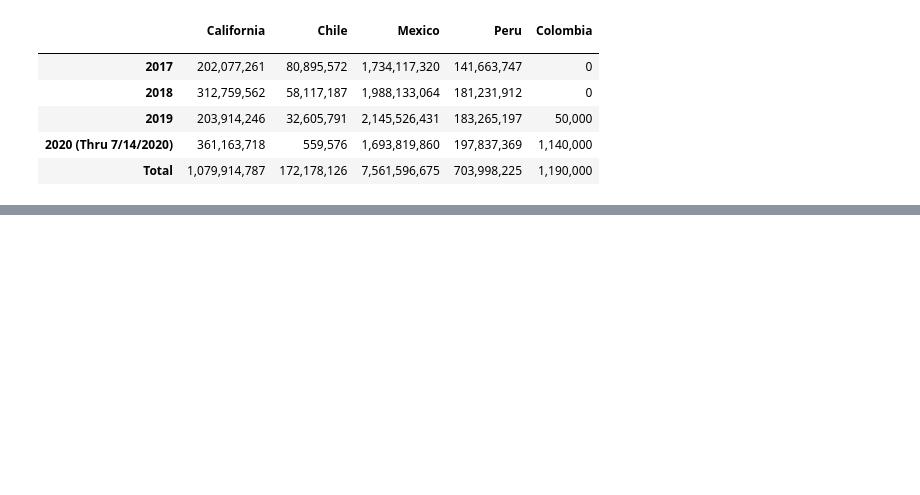
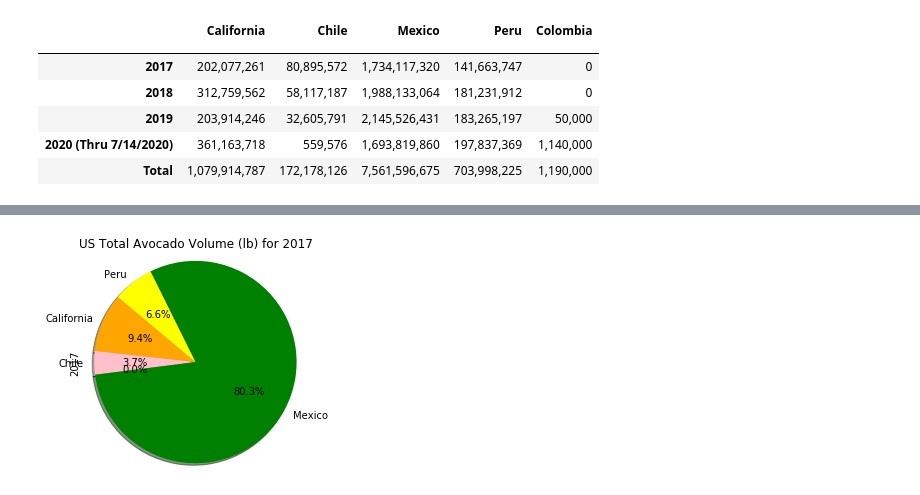
Before and after one commit to kmanning1224/Avocado-Sales-Analysis, a Jupyter notebook: Sofiecado.ipynb, the cells around one changed output, grey strips where cells are left out. Cells and saved outputs as stored; diff of their text form; code cells hidden in the pictures; blank space fills up the shorter version.

```diff
--- a/Sofiecado.ipynb
+++ b/Sofiecado.ipynb
@@ -204,0 +276,13 @@ TotV_Yr.head()
+# %%
+%matplotlib inline
+tots = TotV_Coun["2017"]
+countries = TotV_Coun.index.values
+colors = ["orange","pink","blue", "green","yellow"]
+plt.figure(figsize=(4,4))
+tots.plot(kind="pie", y=countries, title ="US Total Avocado Volume (lb) for 2017",
+               colors=colors, autopct="%1.1f%%", shadow=True, startangle=140)
+plt.axis("equal")
+plt.savefig("total_avocado_pie2017.png")
+plt.show()
+# %% [output]
+[figure, added]
```
Also changed, not shown: parts of 11 cells of this notebook, 10 other files.
